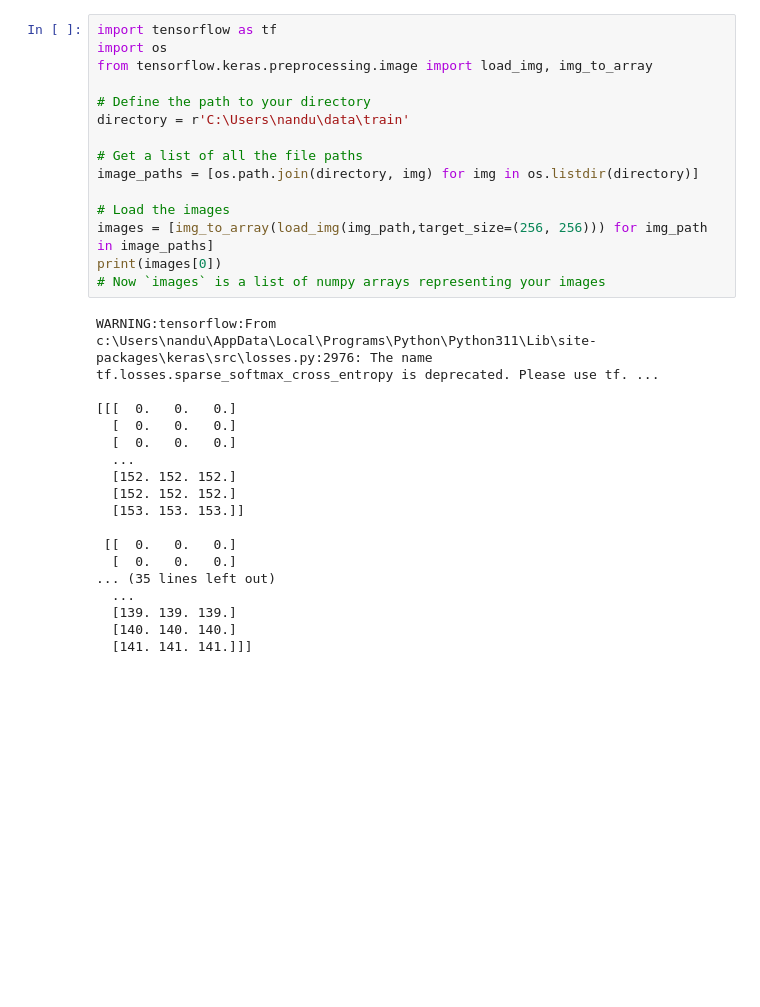
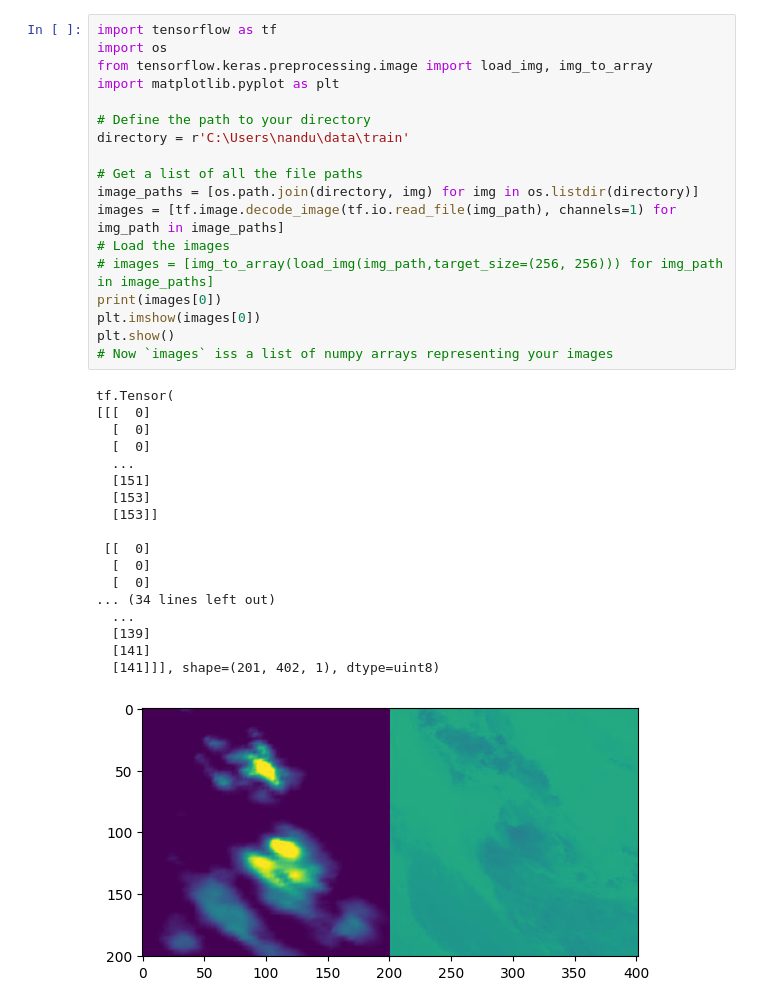
Before and after one commit to kbdharun/mini-project, a Jupyter notebook: test.ipynb, the cells around one changed output. Drawn from its saved outputs; the diff is of its cells as text; blank space fills up the shorter version.

```diff
--- a/test.ipynb
+++ b/test.ipynb
@@ -1,33 +1,37 @@
 # %%
 import tensorflow as tf
 import os
 from tensorflow.keras.preprocessing.image import load_img, img_to_array
+import matplotlib.pyplot as plt
 
 # Define the path to your directory
 directory = r'C:\Users\nandu\data\train'
 
 # Get a list of all the file paths
 image_paths = [os.path.join(directory, img) for img in os.listdir(directory)]
-
+images = [tf.image.decode_image(tf.io.read_file(img_path), channels=1) for img_path in image_paths]
 # Load the images
-images = [img_to_array(load_img(img_path,target_size=(256, 256))) for img_path in image_paths]
+# images = [img_to_array(load_img(img_path,target_size=(256, 256))) for img_path in image_paths]
 print(images[0])
-# Now `images` is a list of numpy arrays representing your images
+plt.imshow(images[0])
+plt.show()
+# Now `images` iss a list of numpy arrays representing your images
 # %% [output]
-WARNING:tensorflow:From c:\Users\nandu\AppData\Local\Programs\Python\Python311\Lib\site-packages\keras\src\losses.py:2976: The name tf.losses.sparse_softmax_cross_entropy is deprecated. Please use tf. ...
+tf.Tensor(
+[[[  0]
+  [  0]
+  [  0]
+  ...
+  [151]
+  [153]
+  [153]]
 
-[[[  0.   0.   0.]
-  [  0.   0.   0.]
-  [  0.   0.   0.]
+ [[  0]
+  [  0]
+  [  0]
+... (34 lines left out)
   ...
-  [152. 152. 152.]
-  [152. 152. 152.]
-  [153. 153. 153.]]
-
- [[  0.   0.   0.]
-  [  0.   0.   0.]
-... (35 lines left out)
-  ...
-  [139. 139. 139.]
-  [140. 140. 140.]
-  [141. 141. 141.]]]
+  [139]
+  [141]
+  [141]]], shape=(201, 402, 1), dtype=uint8)
+[figure, added]
```
Also changed, not shown: parts of 7 cells of this notebook.
